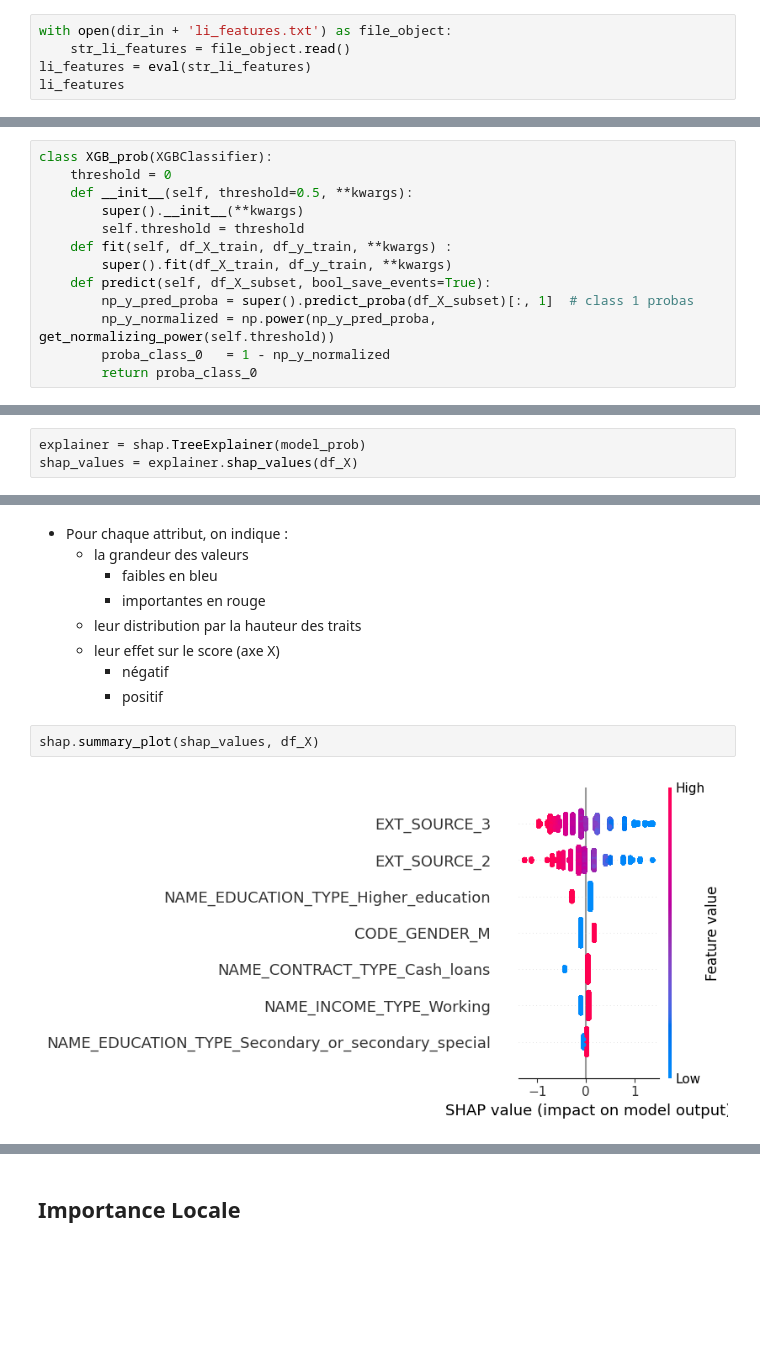
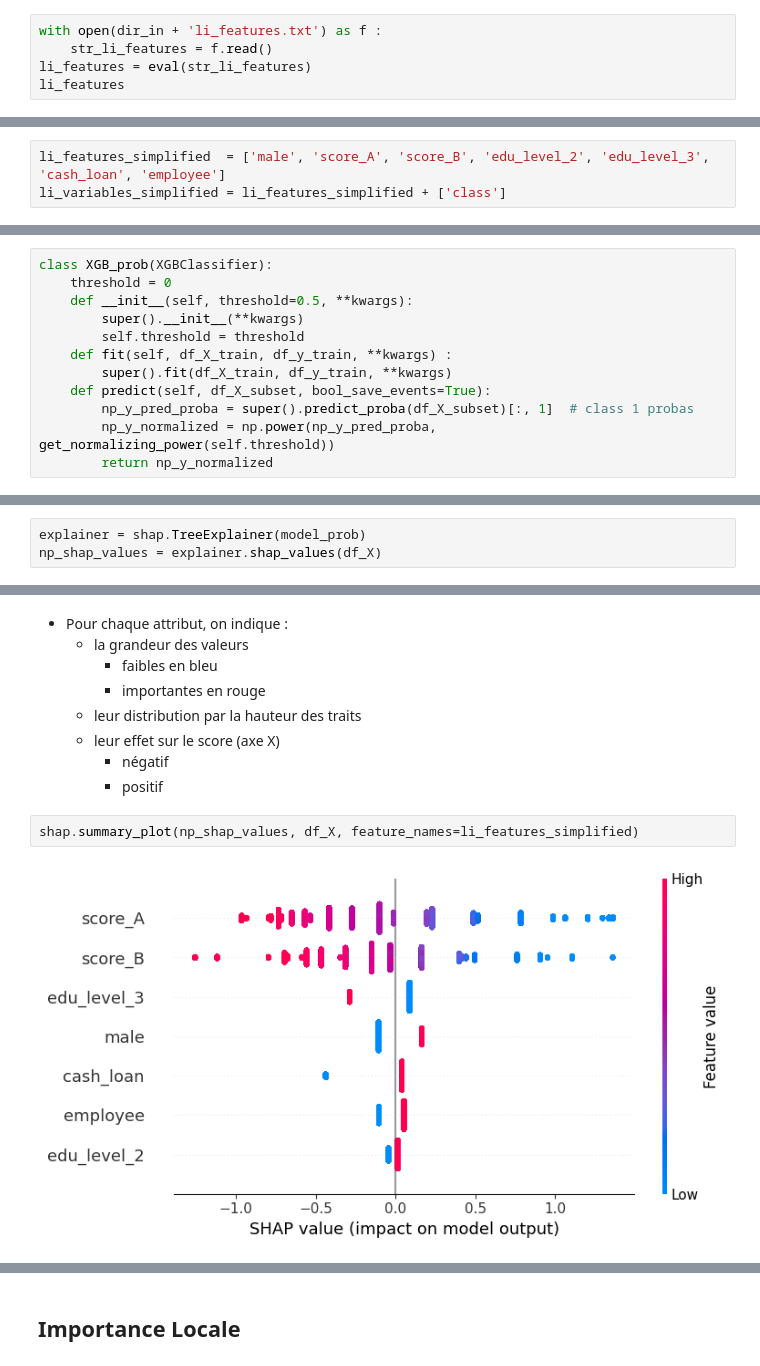
Before and after one commit to JeanRosselVallee/project_8, a Jupyter notebook: project_8_preparatory.ipynb, the cells around one changed output, grey strips where cells are left out. Drawn from its saved outputs; the diff is of its cells as text; blank space fills up the shorter version.

```diff
--- a/project_8_preparatory.ipynb
+++ b/project_8_preparatory.ipynb
@@ -98,8 +129,8 @@ df_X.shape
 # %% [output]
 (48678, 125)
 # %%
-with open(dir_in + 'li_features.txt') as file_object:
-    str_li_features = file_object.read()
+with open(dir_in + 'li_features.txt') as f :
+    str_li_features = f.read()
 li_features = eval(str_li_features)
 li_features
 # %% [output]
@@ -140,3 +168,6 @@ li_variables_simplified = li_features_simplified + ['class']
+# %%
+li_features_simplified  = ['male', 'score_A', 'score_B', 'edu_level_2', 'edu_level_3', 'cash_loan', 'employee']
+li_variables_simplified = li_features_simplified + ['class']
 # %%
 df_data = df_X.join(df_y)
 #df_data.columns = li_variables_simplified
@@ -200,8 +230,7 @@ class XGB_prob(XGBClassifier):
     def predict(self, df_X_subset, bool_save_events=True):
         np_y_pred_proba = super().predict_proba(df_X_subset)[:, 1]  # class 1 probas
         np_y_normalized = np.power(np_y_pred_proba, get_normalizing_power(self.threshold))
-        proba_class_0   = 1 - np_y_normalized
-        return proba_class_0
+        return np_y_normalized
 # %% [markdown]
 ## Récupération
 # %% [markdown]
@@ -423,3 +462,3 @@ import shap
 # %%
 explainer = shap.TreeExplainer(model_prob)
-shap_values = explainer.shap_values(df_X)
+np_shap_values = explainer.shap_values(df_X)
@@ -435,9 +535,9 @@ shap_values = explainer.shap_values(df_X)
         - négatif
         - positif
 # %%
-shap.summary_plot(shap_values, df_X)
+shap.summary_plot(np_shap_values, df_X, feature_names=li_features_simplified)
 # %% [output]
-[figure, old version]
+[figure, new version]
 # %% [markdown]
 **Interprétation**
 1. Effets
```
Also changed, not shown: parts of 39 cells of this notebook, 9 other files.
